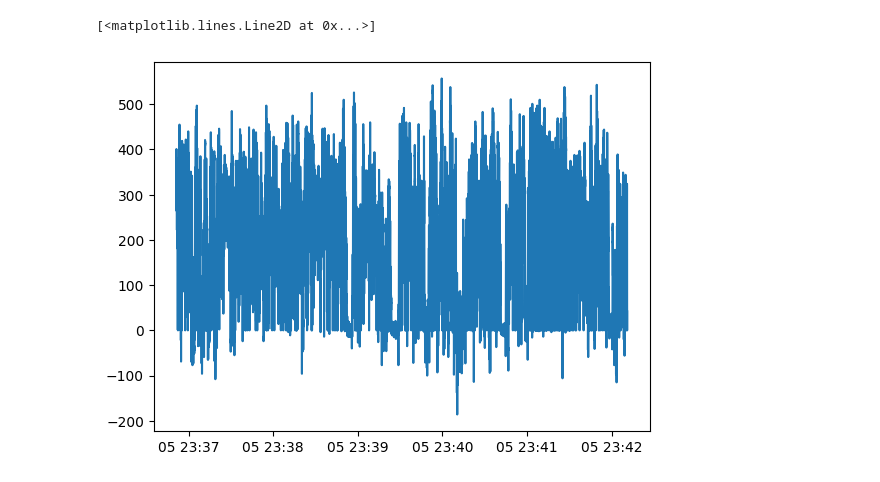
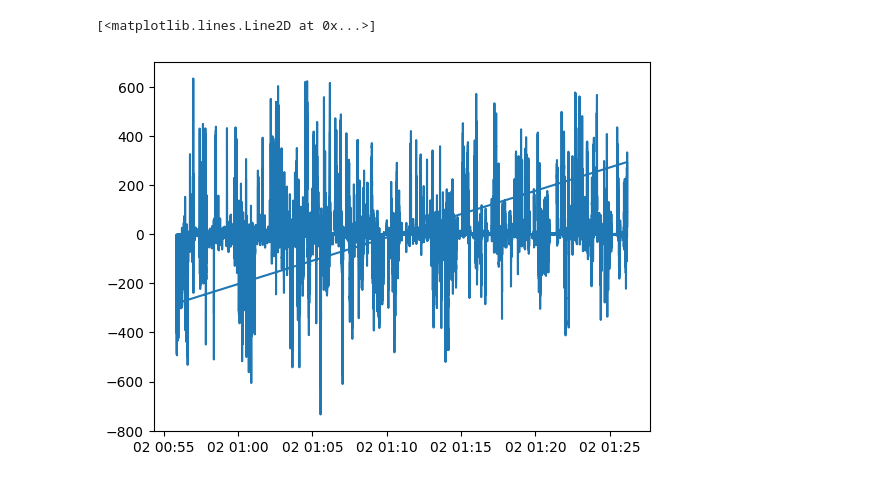
Before and after one commit to neurogears/vestibular-vr, a Jupyter notebook: analysis/prepare_playback_file.ipynb, the cells around one changed output. Saved outputs shown, nothing was run; the diff lists cells and outputs as text; code cells hidden in the pictures.

```diff
--- a/analysis/prepare_playback_file.ipynb
+++ b/analysis/prepare_playback_file.ipynb
@@ -9,9 +9,9 @@ import numpy as np
 
 h1_reader = harp.create_reader('h1-device.yml', epoch=harp.REFERENCE_EPOCH)
 
-root_folder = r'D:/rotation_exp/B3M7/2024-09-17T12-43-01/'
+root_folder = r'/home/ikharitonov/Desktop/RANCZLAB-NAS/data/ONIX/20260120_Cohort7_rotation/Visual_mismatch_SD_day2/B6J4070-2026-01-29T13-52-08'
 
-h1_datafolder = r'D:/rotation_exp/B3M7/2024-09-17T12-43-01/HarpDataH1/'
+h1_datafolder = r'/home/ikharitonov/Desktop/RANCZLAB-NAS/data/ONIX/20260120_Cohort7_rotation/Visual_mismatch_SD_day2/B6J4070-2026-01-29T13-52-08/HarpDataH1'
 # %%
 # read experiment metadata
 session_settings = utils.load(session_data_reader, root_folder)
@@ -27,7 +26,7 @@ print(flow_sensor)
 print(flow_sensor.index)
 
 plt.figure()
-plt.plot(flow_sensor['OpticalTrackingRead0X'])
+plt.plot(flow_sensor['OpticalTrackingRead0Y'])
 # %% [output]
                             OpticalTrackingRead0X  OpticalTrackingRead0Y  \
 Time
@@ -49,2 +48,2 @@ Time
 [<matplotlib.lines.Line2D at 0x...>]
-[figure, old version]
+[figure, new version]
```
Also changed, not shown: parts of 4 cells of this notebook, 2 other files.
